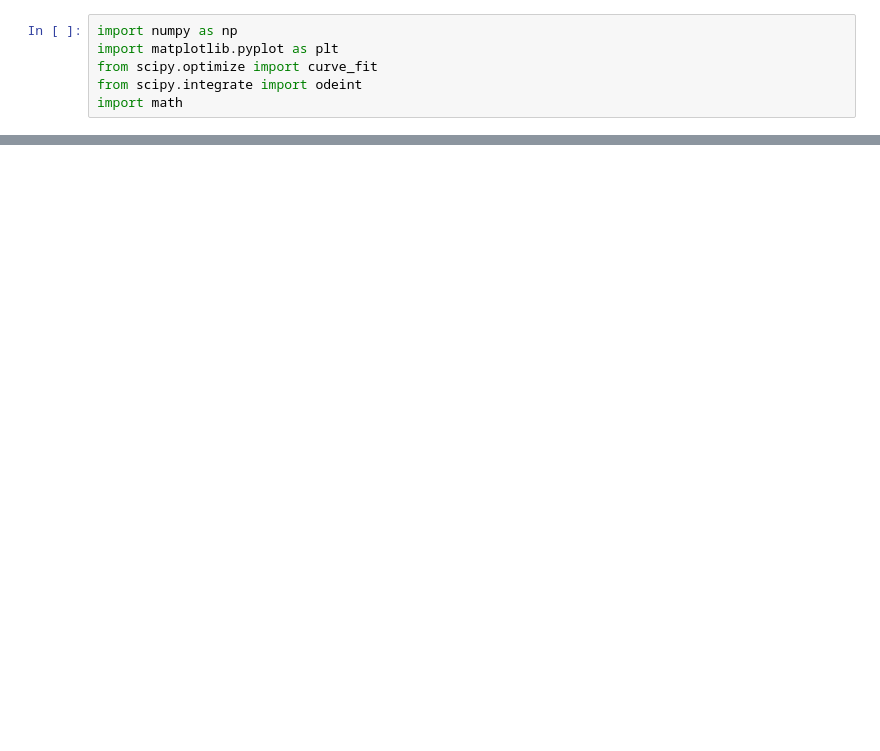
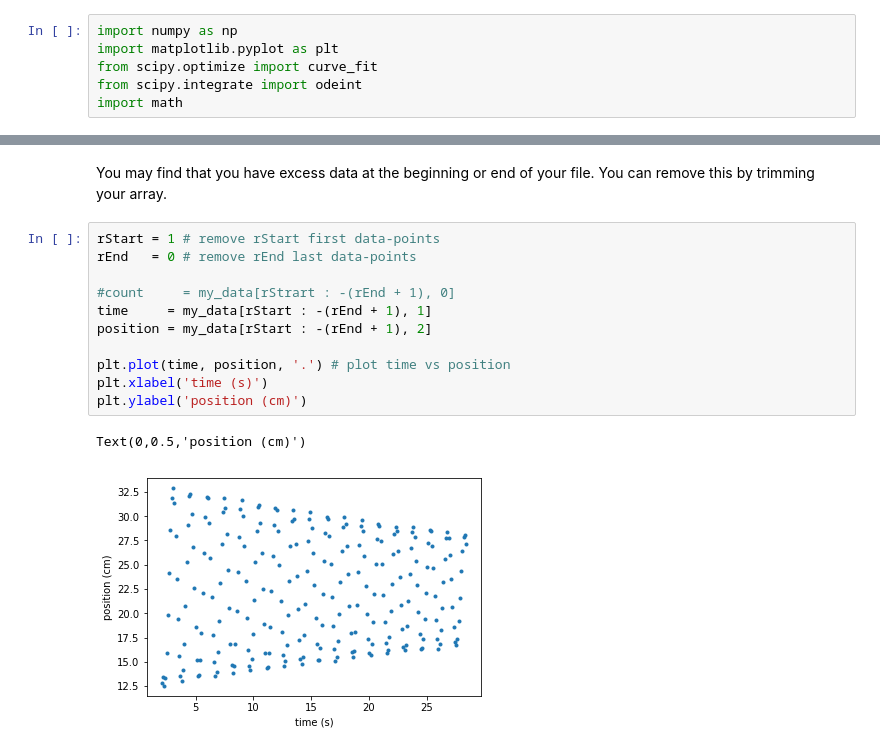
Before and after one commit to christopherwaltham/UBC_PHYS_Python-crash-course, a Jupyter notebook: 4. Pendulum Experiment/Data_Analysis.ipynb, the cells around one changed output, grey strips where cells are left out. Drawn from its saved outputs; the diff is of its cells as text; blank space fills up the shorter version.

```diff
--- a/4. Pendulum Experiment/Data_Analysis.ipynb
+++ b/4. Pendulum Experiment/Data_Analysis.ipynb
@@ -35,0 +30,16 @@ def fitfunc(t, a, b, c, d, e):
+# %% [markdown]
+You may find that you have excess data at the beginning or end of your file. You can remove this by trimming your array.
+# %%
+rStart = 1 # remove rStart first data-points
+rEnd   = 0 # remove rEnd last data-points
+
+#count     = my_data[rStrart : -(rEnd + 1), 0]
+time     = my_data[rStart : -(rEnd + 1), 1]
+position = my_data[rStart : -(rEnd + 1), 2]
+
+plt.plot(time, position, '.') # plot time vs position
+plt.xlabel('time (s)')
+plt.ylabel('position (cm)')
+# %% [output]
+Text(0,0.5,'position (cm)')
+[figure, added]
```
Also changed, not shown: parts of 12 cells of this notebook, 2 other files.
